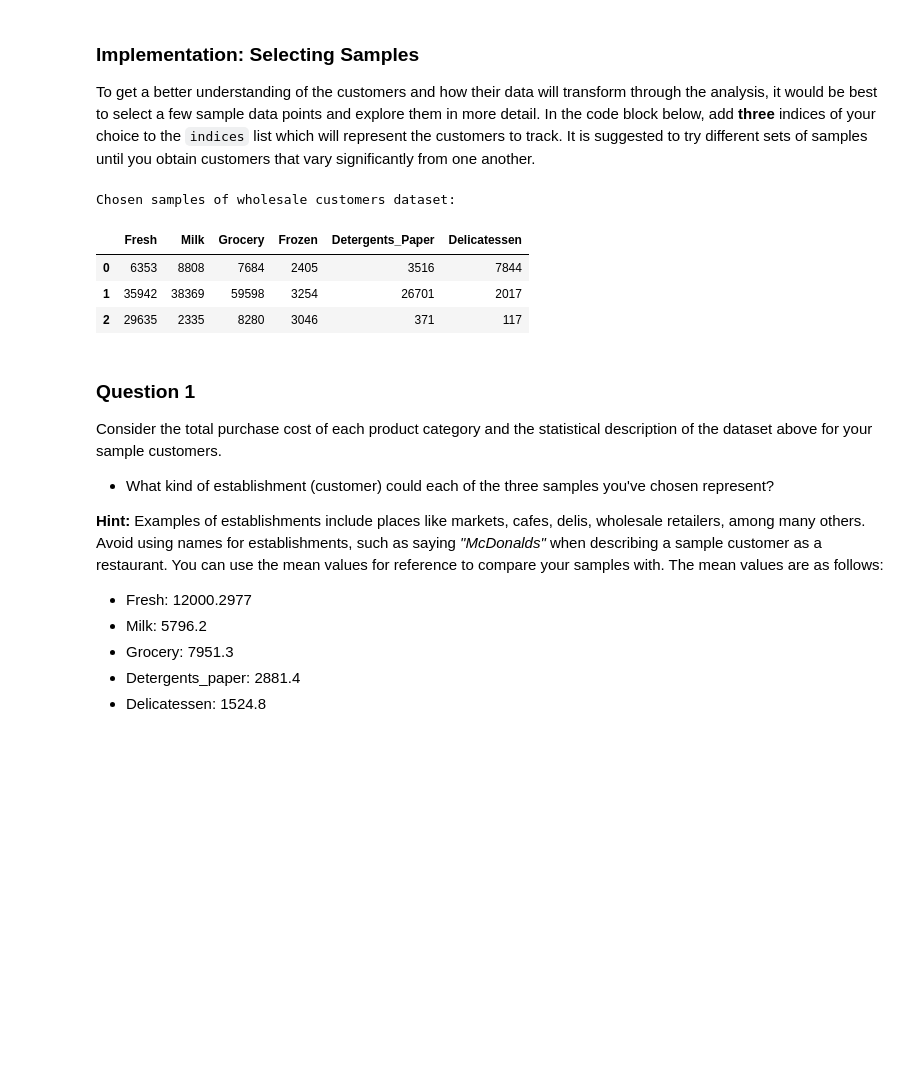
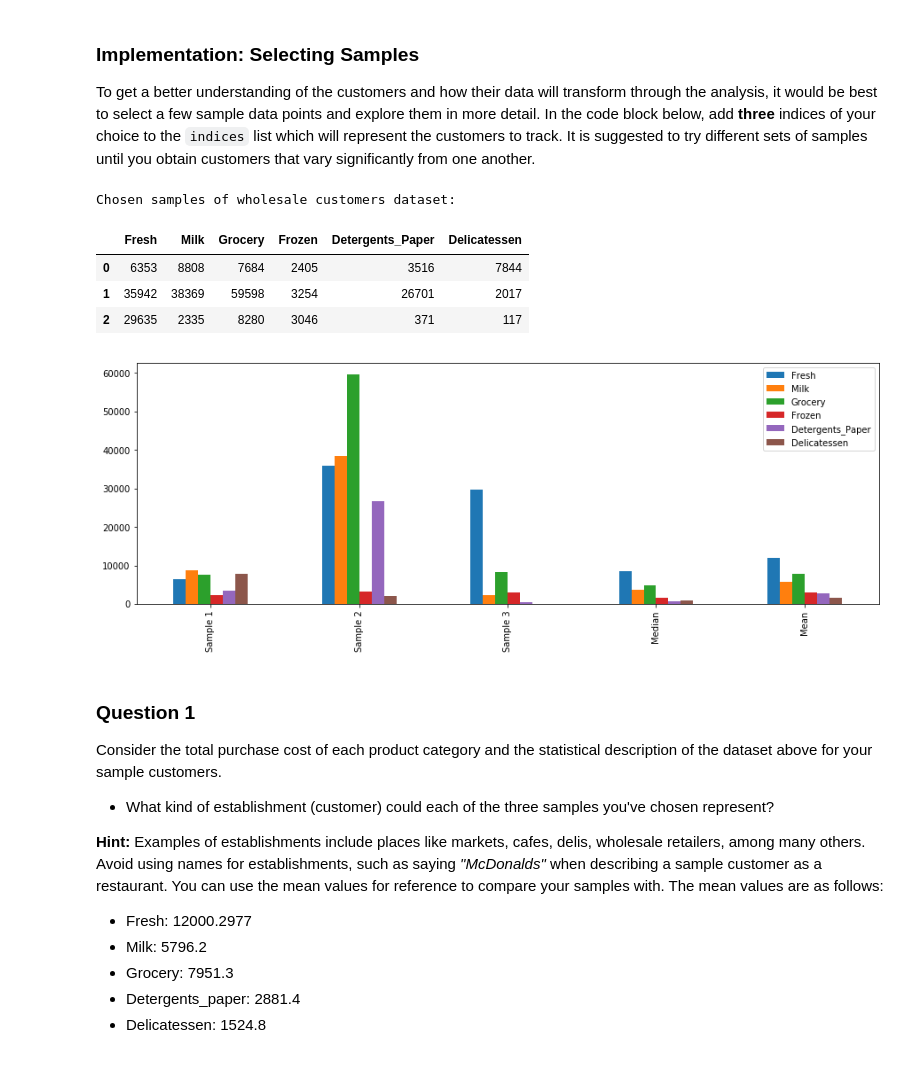
Before and after one commit to raymonduchen/MLND-P3-Customer-Segments, a Jupyter notebook: customer_segments.ipynb, the cells around one changed output. Drawn from its saved outputs; the diff is of its cells as text; code cells hidden in the pictures; blank space fills up the shorter version.

```diff
--- a/customer_segments.ipynb
+++ b/customer_segments.ipynb
@@ -61,17 +61,31 @@ To get a better understanding of the customers and how their data will transform
 # %%
 # TODO: Select three indices of your choice you wish to sample from the dataset
 indices = [2, 61, 311]
 
 # Create a DataFrame of the chosen samples
 samples = pd.DataFrame(data.loc[indices], columns = data.keys()).reset_index(drop = True)
 print("Chosen samples of wholesale customers dataset:")
 display(samples)
+
+# Show 3 samples and compare them with data median and data mean
+import matplotlib.pyplot as plt
+import seaborn as sns
+
+samples_for_plot = samples.copy()
+samples_for_plot.loc[3] = data.median()
+samples_for_plot.loc[4] = data.mean()
+
+labels = ['Sample 1', 'Sample 2', 'Sample 3', 'Median', 'Mean']
+samples_for_plot.plot(kind='bar', figsize=(15, 5))
+plt.xticks(range(5), labels)
+plt.show()
 # %% [output]
 Chosen samples of wholesale customers dataset:
 |  | Fresh | Milk | Grocery | Frozen | Detergents_Paper | Delicatessen |
 | 0 | 6353 | 8808 | 7684 | 2405 | 3516 | 7844 |
 | 1 | 35942 | 38369 | 59598 | 3254 | 26701 | 2017 |
 | 2 | 29635 | 2335 | 8280 | 3046 | 371 | 117 |
+[figure, added]
 # %% [markdown]
 ### Question 1
 Consider the total purchase cost of each product category and the statistical description of the dataset above for your sample customers.
```
Also changed, not shown: parts of 9 cells of this notebook, 2 other files.
